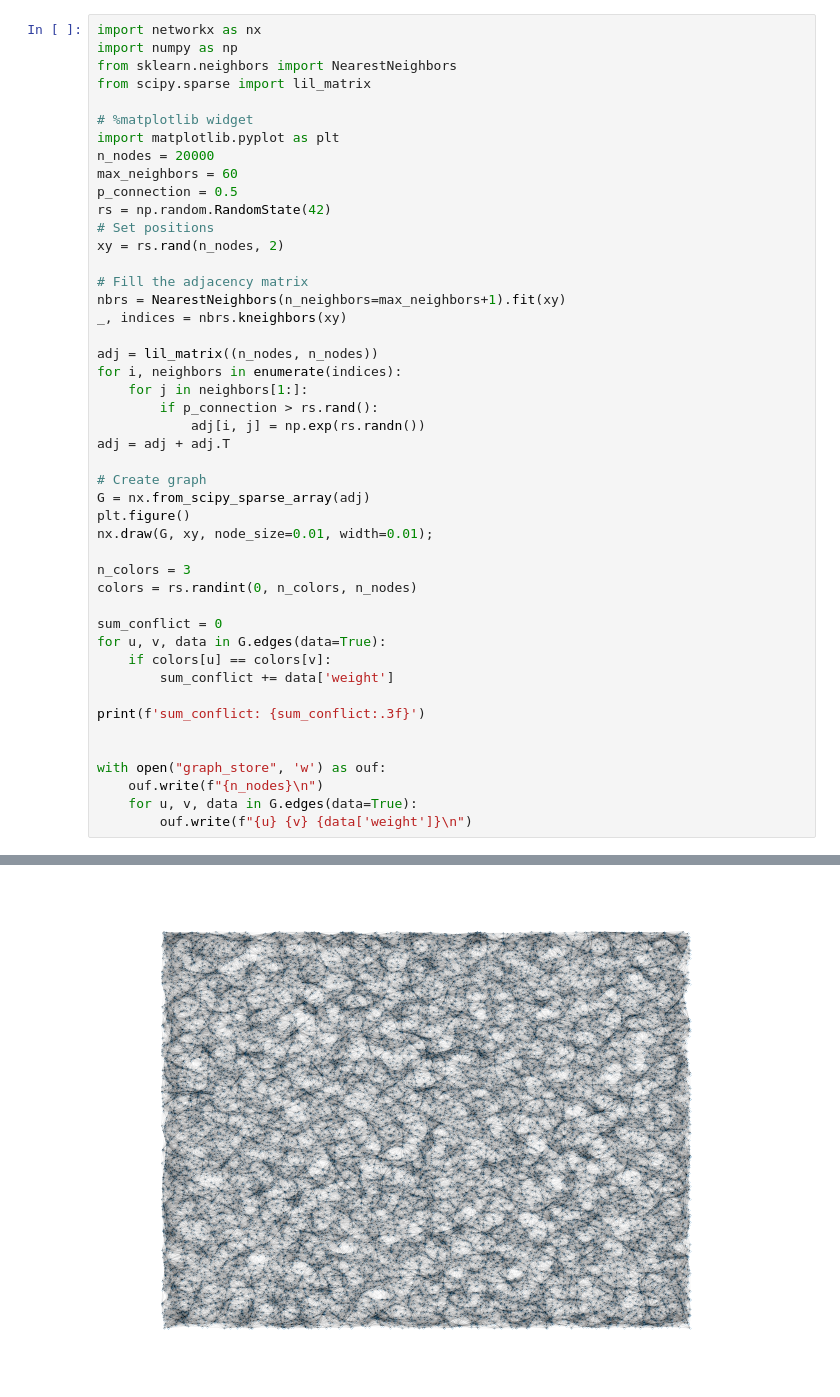
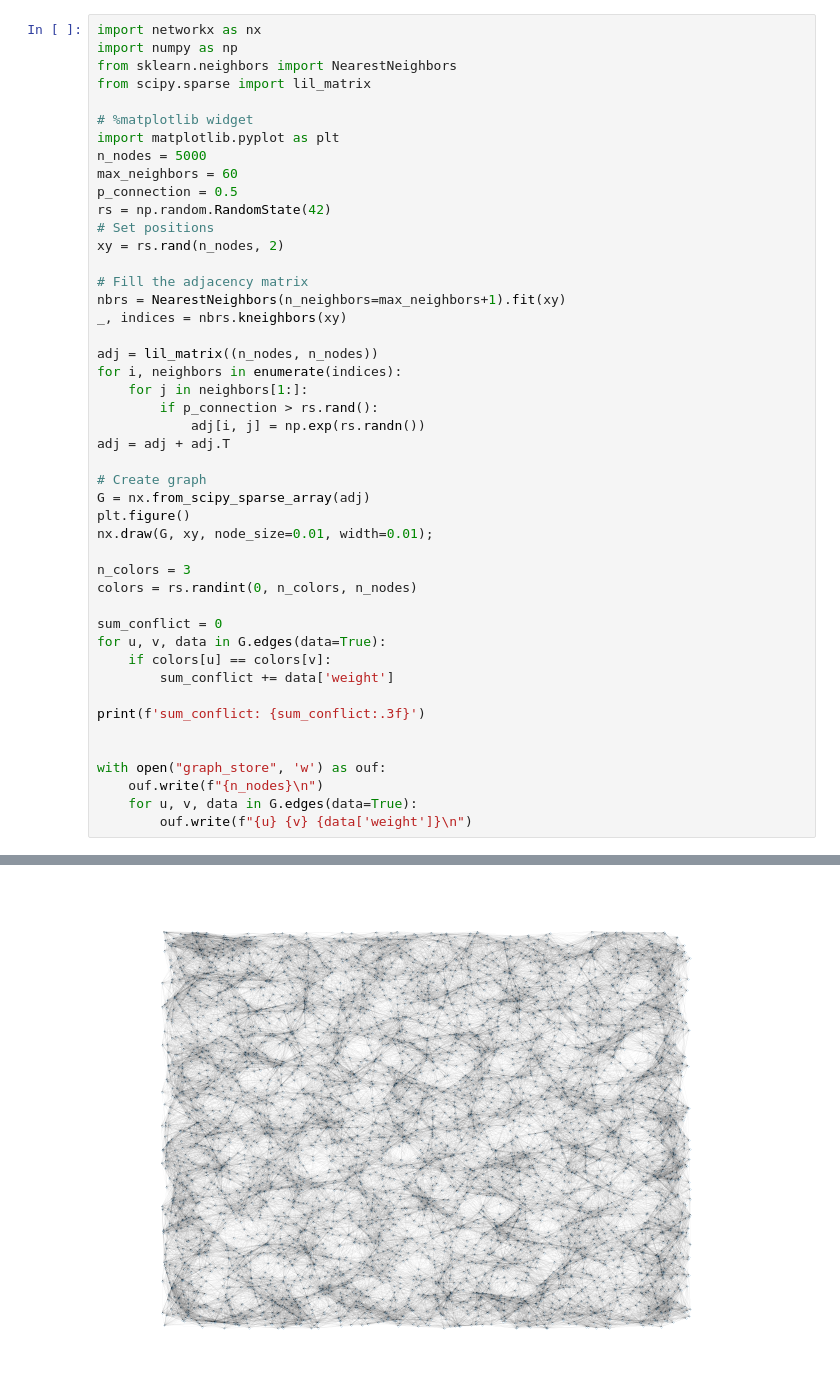
Before and after one commit to evteevtd/graph_3_coloring, a Jupyter notebook: graph_gen.ipynb, the cells around one changed output, grey strips where cells are left out. Saved outputs shown, nothing was run; the diff lists cells and outputs as text.

```diff
--- a/graph_gen.ipynb
+++ b/graph_gen.ipynb
@@ -6,7 +6,7 @@ from scipy.sparse import lil_matrix
 
 # %matplotlib widget
 import matplotlib.pyplot as plt
-n_nodes = 20000
+n_nodes = 5000
 max_neighbors = 60
 p_connection = 0.5
 rs = np.random.RandomState(42)
@@ -49 +49 @@ sum_conflict: 328069.843
-[figure, old version]
+[figure, new version]
```
Also changed, not shown: parts of 1 cell of this notebook, 18 other files.
